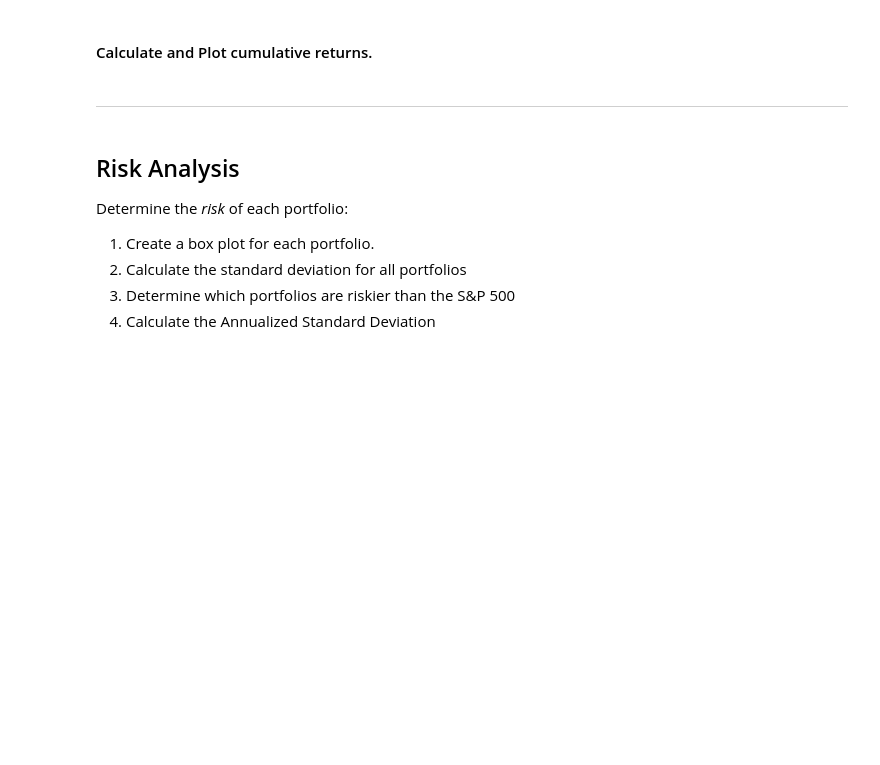
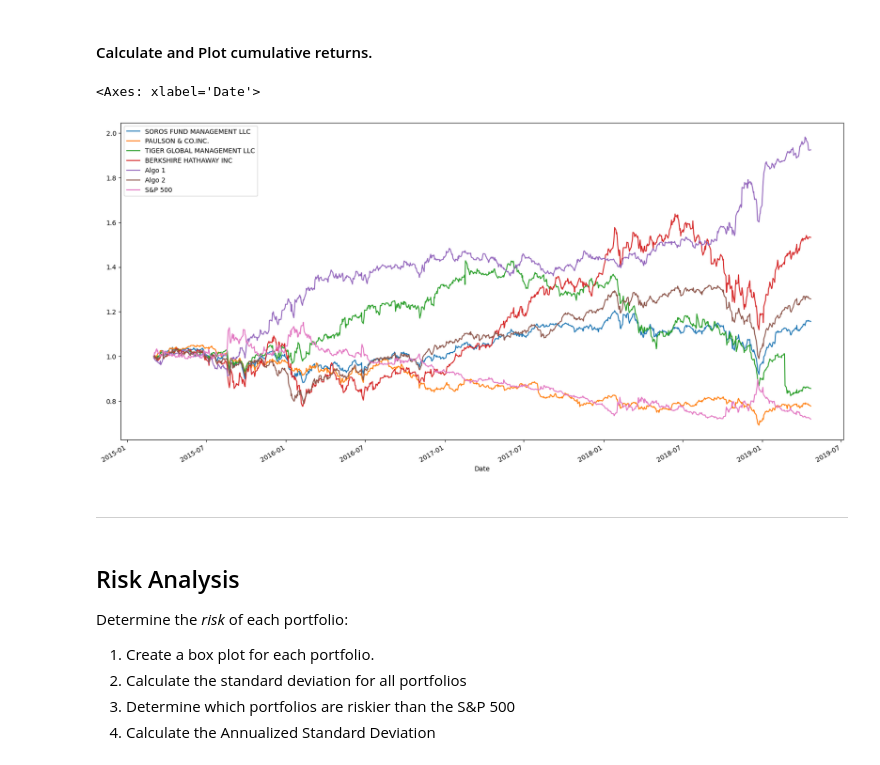
Before and after one commit to kevgeedj/Whale-Returns, a Jupyter notebook: whale_analysis.ipynb, the cells around one changed output. Cells and saved outputs as stored; diff of their text form; code cells hidden in the pictures; blank space fills up the shorter version.

```diff
--- a/whale_analysis.ipynb
+++ b/whale_analysis.ipynb
@@ -172,8 +182,13 @@ In this section, you will calculate and visualize performance and risk metrics f
 #### Calculate and Plot cumulative returns.
 # %%
 # Calculate cumulative returns of all portfolios
-
+cumulative_returns = (1 + combined_returns).cumprod()
+cumulative_returns.head()
 # Plot cumulative returns
+cumulative_returns.plot(figsize = (20, 10))
+# %% [output]
+<Axes: xlabel='Date'>
+[figure, added]
 # %% [markdown]
 ---
 # %% [markdown]
```
Also changed, not shown: parts of 42 cells of this notebook, 6 other files.
